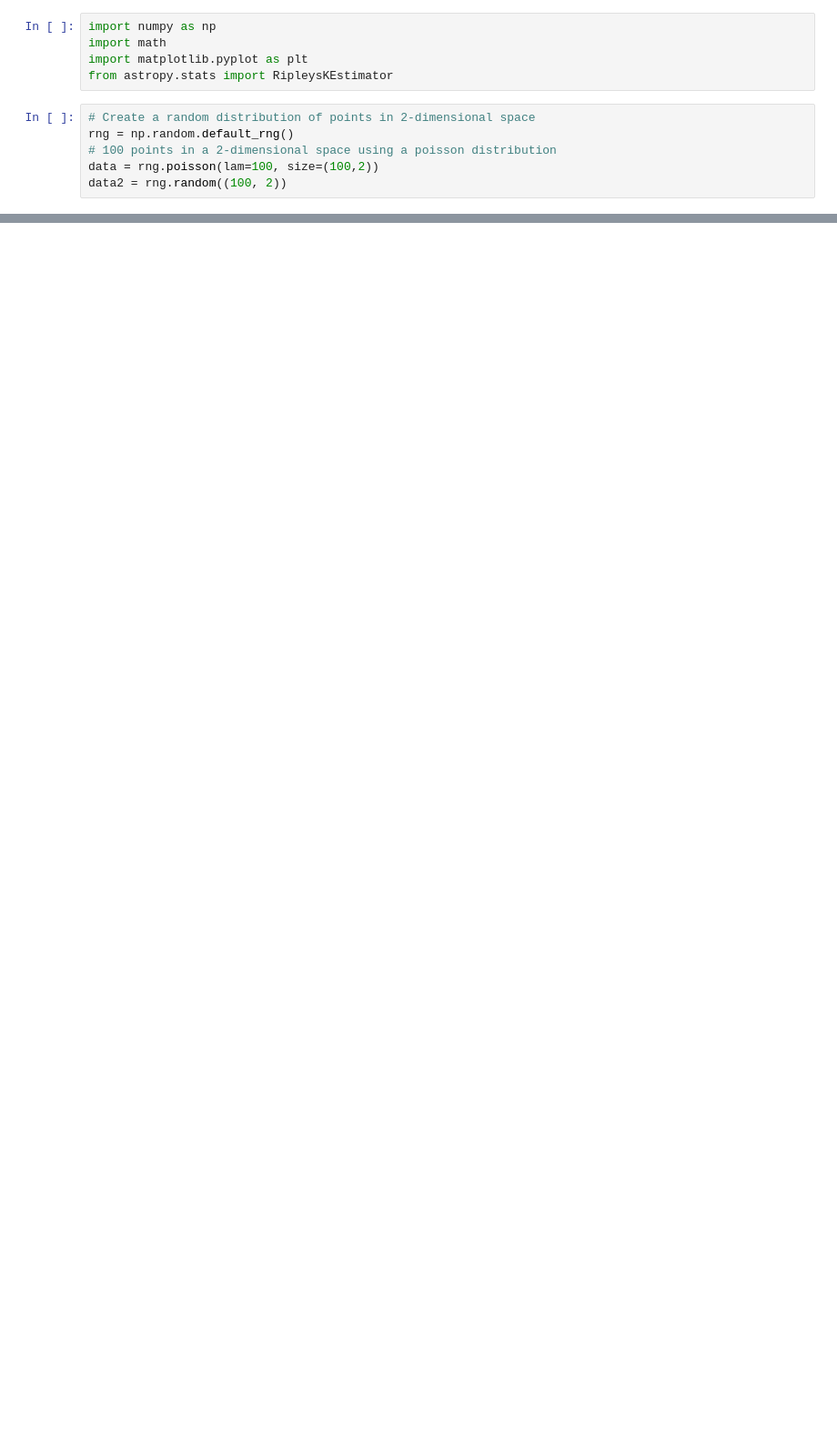
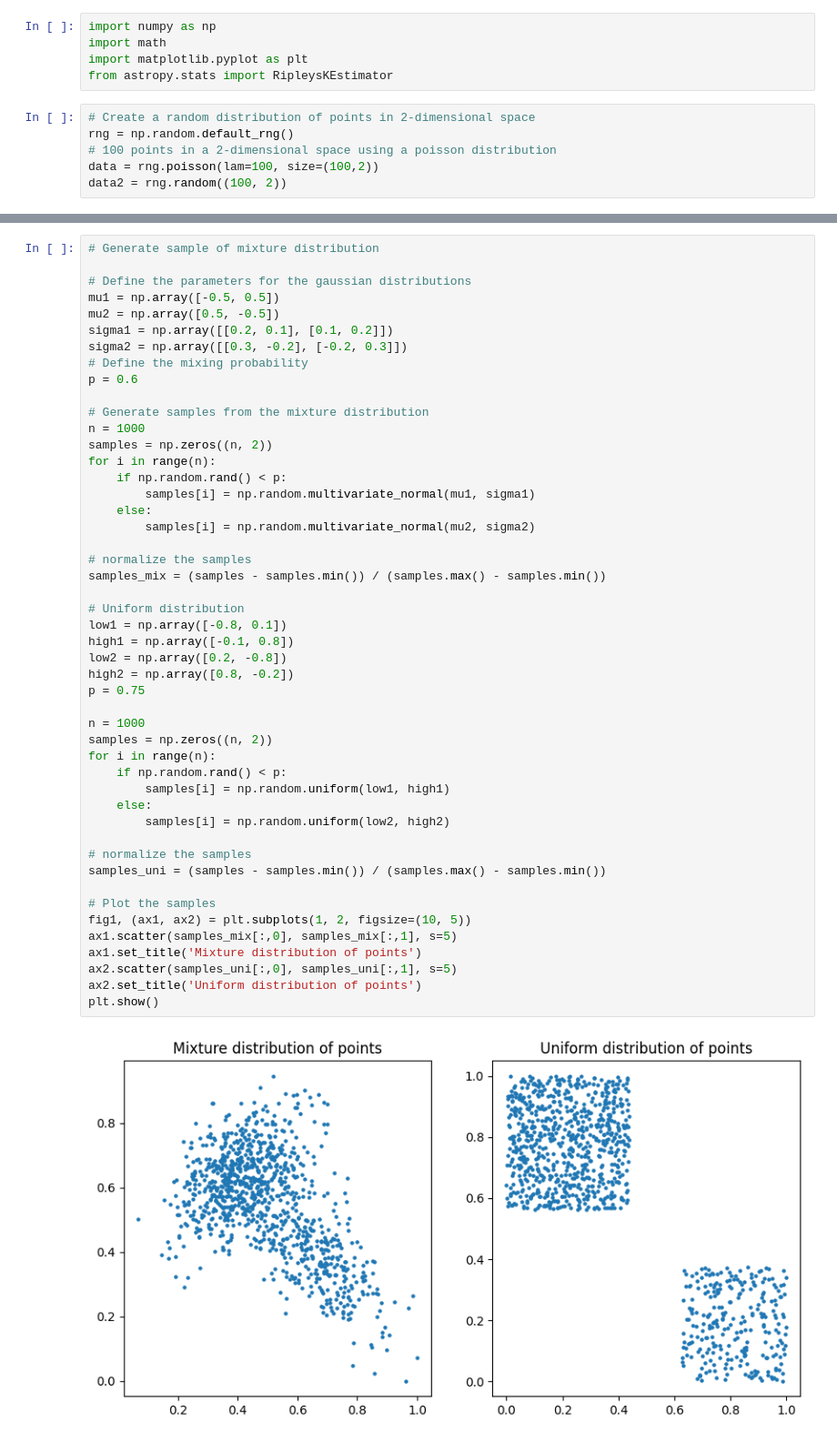
Before and after one commit to Muhanzhaokmp228/Bachelor-project, a Jupyter notebook: Code/Ripley K in 2d.ipynb, the cells around one changed output, grey strips where cells are left out. Shown at 91% size. Drawn from its saved outputs; the diff is of its cells as text; blank space fills up the shorter version.

Commit message:
add mixture distibution

```diff
--- a/Code/Ripley K in 2d.ipynb
+++ b/Code/Ripley K in 2d.ipynb
@@ -79,0 +74,50 @@ plt.plot(r, Kt, color = 'yellow', label='KCalc')
+# %%
+# Generate sample of mixture distribution
+
+# Define the parameters for the gaussian distributions
+mu1 = np.array([-0.5, 0.5])
+mu2 = np.array([0.5, -0.5])
+sigma1 = np.array([[0.2, 0.1], [0.1, 0.2]])
+sigma2 = np.array([[0.3, -0.2], [-0.2, 0.3]])
+# Define the mixing probability
+p = 0.6
+
+# Generate samples from the mixture distribution
+n = 1000
+samples = np.zeros((n, 2))
+for i in range(n):
+    if np.random.rand() < p:
+        samples[i] = np.random.multivariate_normal(mu1, sigma1)
+    else:
+        samples[i] = np.random.multivariate_normal(mu2, sigma2)
+
+# normalize the samples
+samples_mix = (samples - samples.min()) / (samples.max() - samples.min())
+
+# Uniform distribution
+low1 = np.array([-0.8, 0.1])
+high1 = np.array([-0.1, 0.8])
+low2 = np.array([0.2, -0.8])
+high2 = np.array([0.8, -0.2])
+p = 0.75
+
+n = 1000
+samples = np.zeros((n, 2))
+for i in range(n):
+    if np.random.rand() < p:
+        samples[i] = np.random.uniform(low1, high1)
+    else:
+        samples[i] = np.random.uniform(low2, high2)
+
+# normalize the samples
+samples_uni = (samples - samples.min()) / (samples.max() - samples.min())
+
+# Plot the samples
+fig1, (ax1, ax2) = plt.subplots(1, 2, figsize=(10, 5))
+ax1.scatter(samples_mix[:,0], samples_mix[:,1], s=5)
+ax1.set_title('Mixture distribution of points')
+ax2.scatter(samples_uni[:,0], samples_uni[:,1], s=5)
+ax2.set_title('Uniform distribution of points')
+plt.show()
+# %% [output]
+[figure, added]
```
Also changed, not shown: parts of 5 cells of this notebook, 4 other files.
